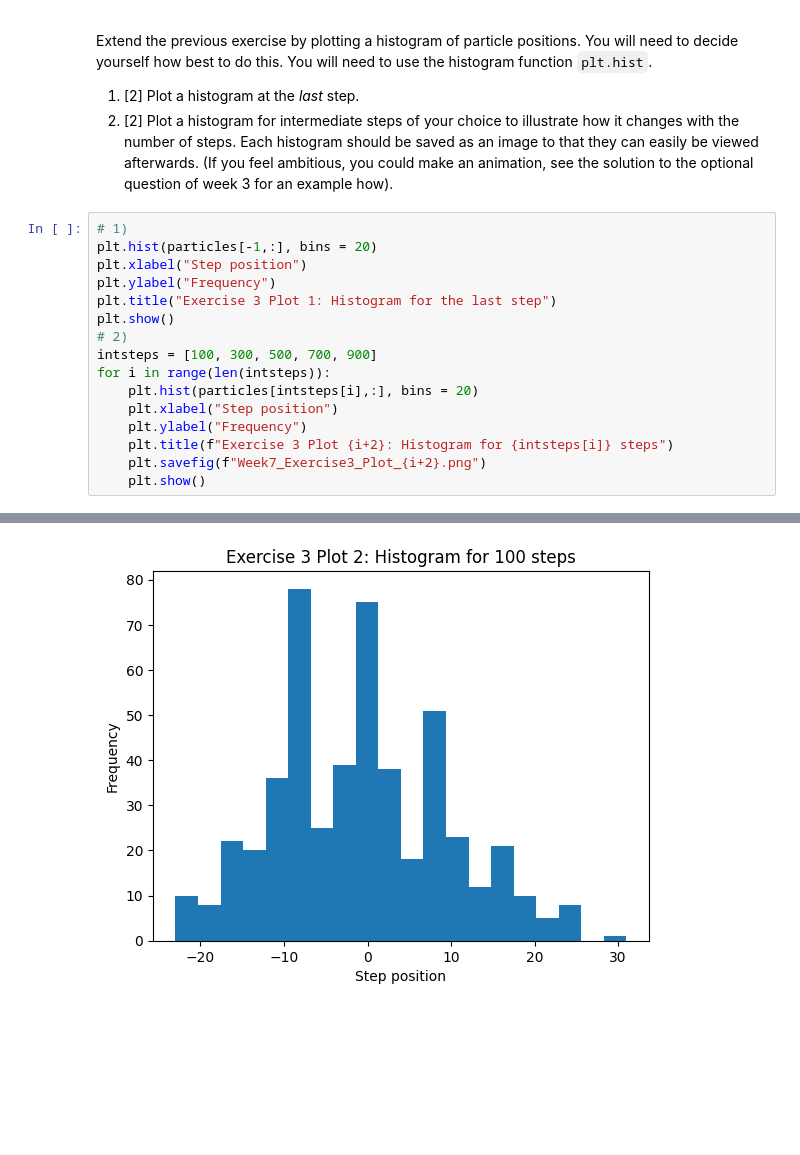
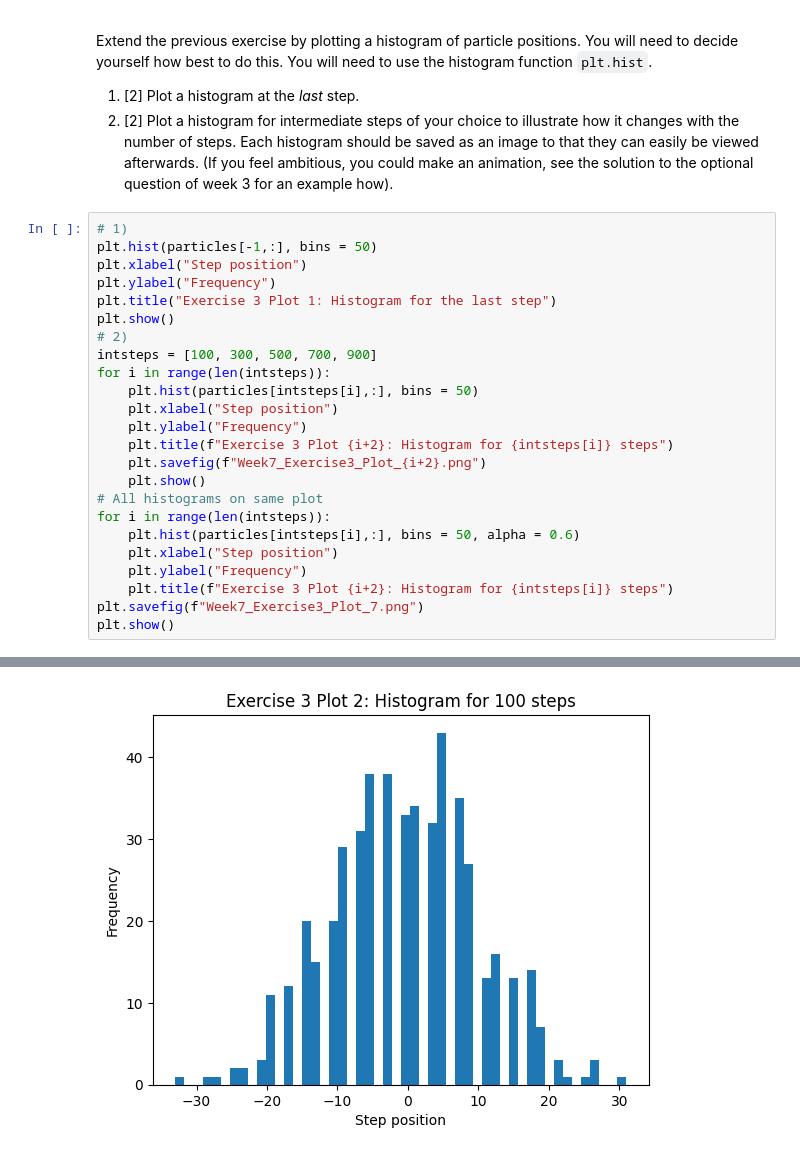
Before and after one commit to PX2145-2025/week-7-b-Endean-Timothy, a Jupyter notebook: Random_walk.ipynb, the cells around one changed output, grey strips where cells are left out. Cells and saved outputs as stored; diff of their text form; blank space fills up the shorter version.

```diff
--- a/Random_walk.ipynb
+++ b/Random_walk.ipynb
@@ -158,7 +158,7 @@ Extend the previous exercise by plotting a histogram of particle positions. You
  2. [2] Plot a histogram for intermediate steps of your choice to illustrate how it changes with the number of steps. Each histogram should be saved as an image to that they can easily be viewed afterwards. (If you feel ambitious, you could make an animation, see the solution to the optional question of week 3 for an example how).
 # %%
 # 1)
-plt.hist(particles[-1,:], bins = 20)
+plt.hist(particles[-1,:], bins = 50)
 plt.xlabel("Step position")
 plt.ylabel("Frequency")
 plt.title("Exercise 3 Plot 1: Histogram for the last step")
@@ -166,10 +166,18 @@ plt.show()
 # 2)
 intsteps = [100, 300, 500, 700, 900]
 for i in range(len(intsteps)):
-    plt.hist(particles[intsteps[i],:], bins = 20)
+    plt.hist(particles[intsteps[i],:], bins = 50)
     plt.xlabel("Step position")
     plt.ylabel("Frequency")
     plt.title(f"Exercise 3 Plot {i+2}: Histogram for {intsteps[i]} steps")
     plt.savefig(f"Week7_Exercise3_Plot_{i+2}.png")
     plt.show()
+# All histograms on same plot
+for i in range(len(intsteps)):
+    plt.hist(particles[intsteps[i],:], bins = 50, alpha = 0.6)
+    plt.xlabel("Step position")
+    plt.ylabel("Frequency")
+    plt.title(f"Exercise 3 Plot {i+2}: Histogram for {intsteps[i]} steps")
+plt.savefig(f"Week7_Exercise3_Plot_7.png")
+plt.show()
 # %% [output]
@@ -177 +185 @@ for i in range(len(intsteps)):
-[figure, old version]
+[figure, new version]
```
Also changed, not shown: parts of 3 cells of this notebook.
